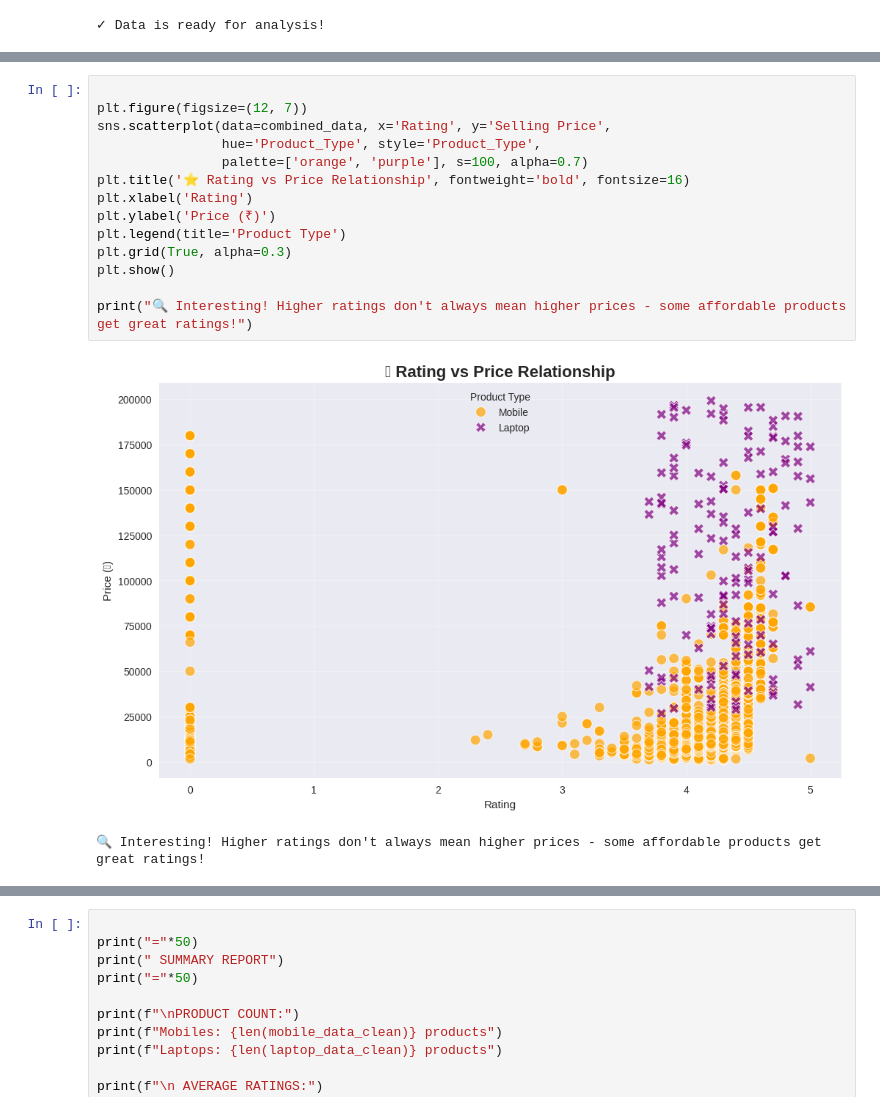
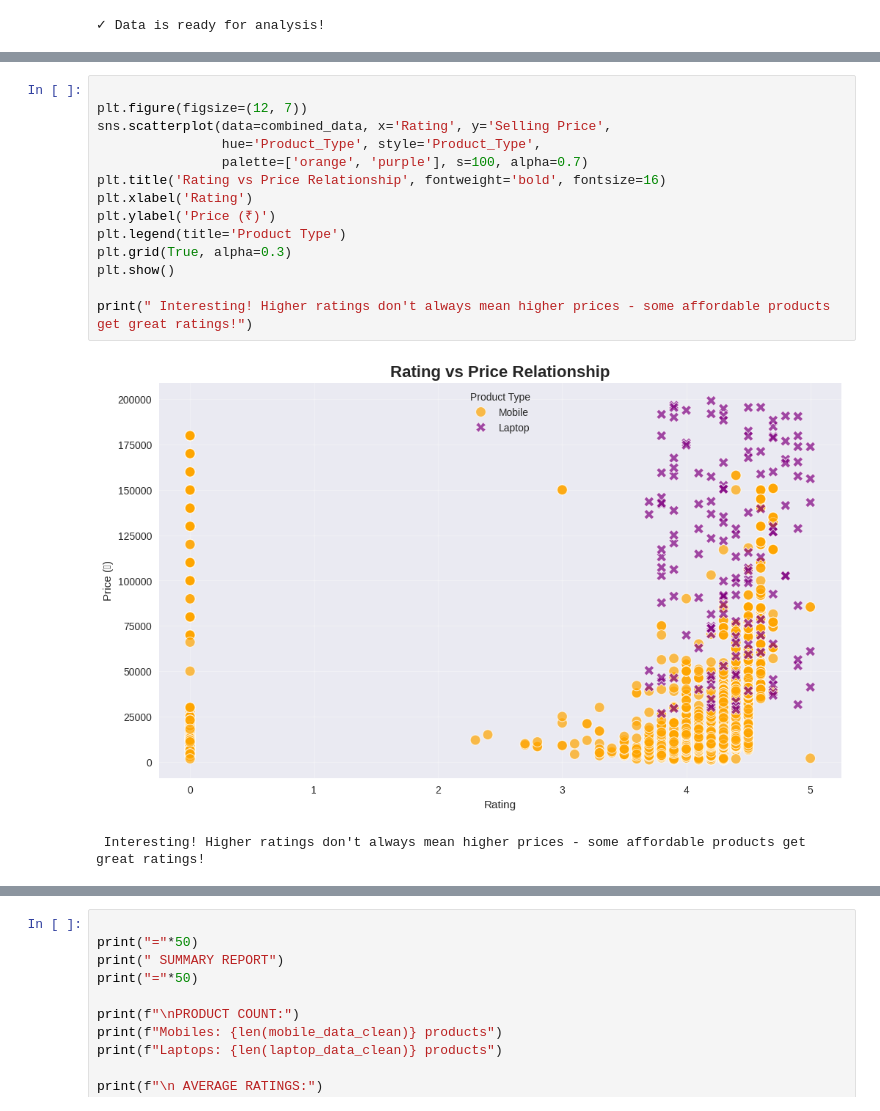
Before and after one commit to Swarup6002/FLIPKART_ELECTRONICS_SALE_DATA_VISUALIZATION, a Jupyter notebook: FLIPKART_ELECTRONICS_SALE_DATA_VISUALIZATION.ipynb, the cells around one changed output, grey strips where cells are left out. Drawn from its saved outputs; the diff is of its cells as text.

```diff
--- a/FLIPKART_ELECTRONICS_SALE_DATA_VISUALIZATION.ipynb
+++ b/FLIPKART_ELECTRONICS_SALE_DATA_VISUALIZATION.ipynb
@@ -237,20 +243,20 @@ print("💵 Apple tends to be premium in both categories, but other brands vary"
 # %%
 
 plt.figure(figsize=(12, 7))
 sns.scatterplot(data=combined_data, x='Rating', y='Selling Price',
                 hue='Product_Type', style='Product_Type',
                 palette=['orange', 'purple'], s=100, alpha=0.7)
-plt.title('⭐ Rating vs Price Relationship', fontweight='bold', fontsize=16)
+plt.title('Rating vs Price Relationship', fontweight='bold', fontsize=16)
 plt.xlabel('Rating')
 plt.ylabel('Price (₹)')
 plt.legend(title='Product Type')
 plt.grid(True, alpha=0.3)
 plt.show()
 
-print("🔍 Interesting! Higher ratings don't always mean higher prices - some affordable products get great ratings!")
+print(" Interesting! Higher ratings don't always mean higher prices - some affordable products get great ratings!")
 # %% [output]
-[figure, old version]
+[figure, new version]
-🔍 Interesting! Higher ratings don't always mean higher prices - some affordable products get great ratings!
+ Interesting! Higher ratings don't always mean higher prices - some affordable products get great ratings!
 # %%
 
 if 'Memory' in mobile_data_clean.columns:
```
Also changed, not shown: parts of 12 cells of this notebook.
